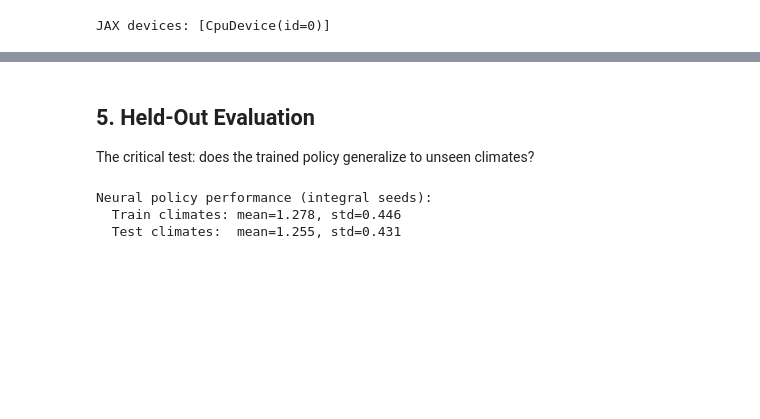
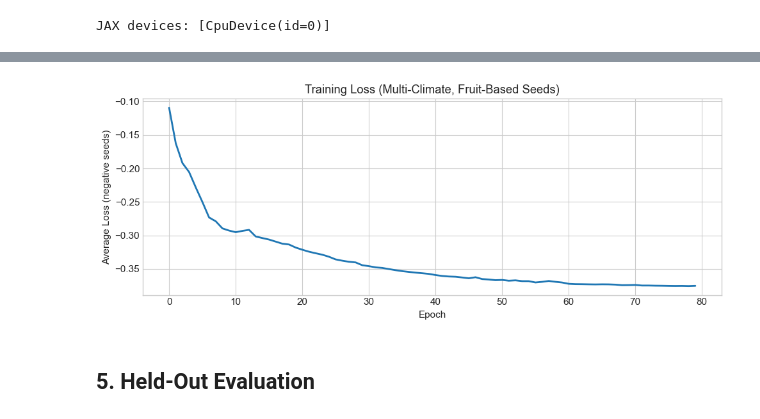
Before and after one commit to ndouglas/arborhedron, a Jupyter notebook: notebooks/05_robust_evaluation.ipynb, the cells around one changed output, grey strips where cells are left out. Drawn from its saved outputs; the diff is of its cells as text; code cells hidden in the pictures; blank space fills up the shorter version.

```diff
--- a/notebooks/05_robust_evaluation.ipynb
+++ b/notebooks/05_robust_evaluation.ipynb
@@ -426,25 +549,14 @@ plt.show()
-# %% [markdown]
-## 5. Held-Out Evaluation
-
-The critical test: does the trained policy generalize to unseen climates?
-# %%
-# Evaluate trained policy on all climates
-jit_neural = jax.jit(partial(rollout_with_integral, policy, config))
-
-neural_seeds = []
-for env in tqdm(environments, desc="Neural evaluation"):
-    _, seeds, _ = jit_neural(*env)
-    neural_seeds.append(float(seeds))
-
-neural_seeds = np.array(neural_seeds)
-neural_train = neural_seeds[:n_train]
-neural_test = neural_seeds[n_train:]
-
-print(f"\nNeural policy performance (integral seeds):")
-print(f"  Train climates: mean={neural_train.mean():.3f}, std={neural_train.std():.3f}")
-print(f"  Test climates:  mean={neural_test.mean():.3f}, std={neural_test.std():.3f}")
-# %% [output]
-Neural policy performance (integral seeds):
-  Train climates: mean=1.278, std=0.446
-  Test climates:  mean=1.255, std=0.431
+# %%
+# Plot training curve
+plt.figure(figsize=(10, 4))
+plt.plot(loss_history, linewidth=2)
+plt.xlabel('Epoch')
+plt.ylabel('Average Loss (negative seeds)')
+plt.title('Training Loss (Multi-Climate, Fruit-Based Seeds)')
+plt.tight_layout()
+plt.show()
+# %% [output]
+[figure, added]
+# %% [markdown]
+## 5. Held-Out Evaluation
 # %%
```
Also changed, not shown: parts of 33 cells of this notebook, 9 other files.
